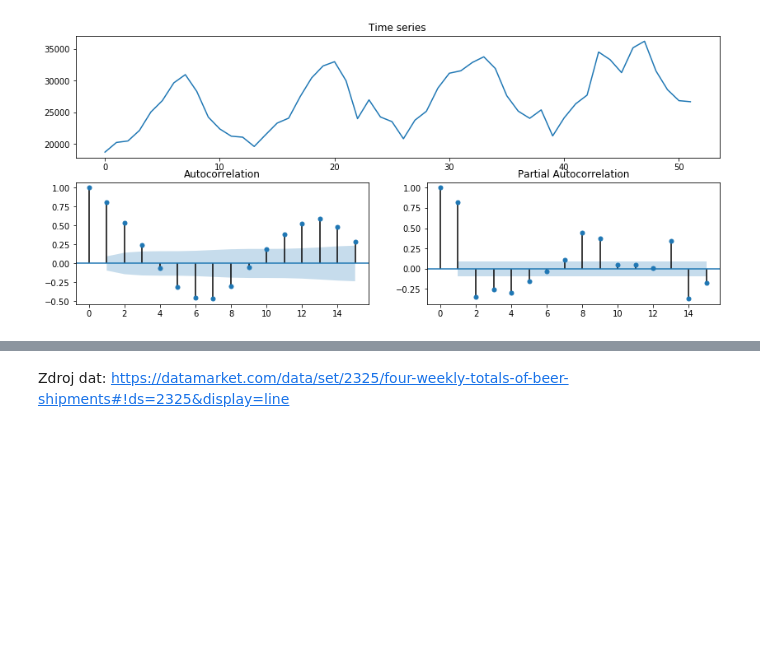
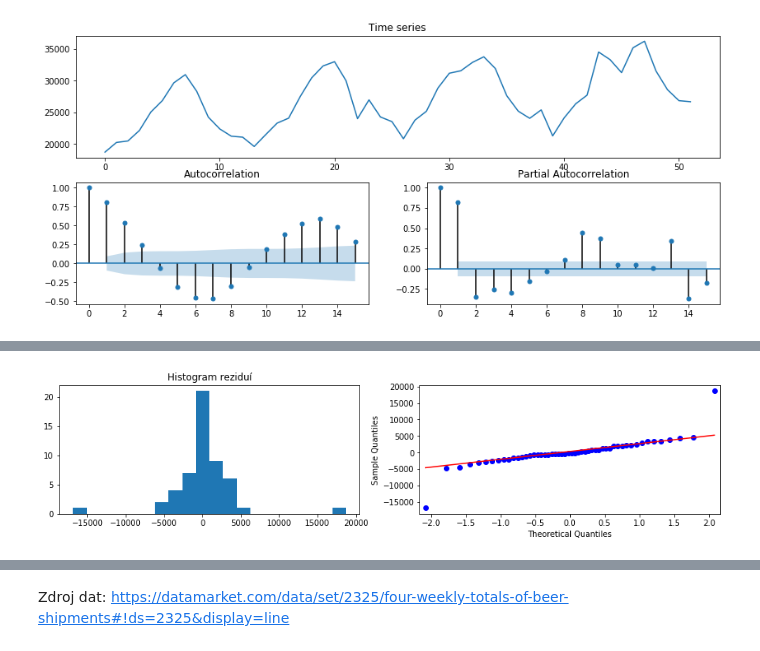
Before and after one commit to martilad/MI-SCR2018, a Jupyter notebook: exam/Beer shipments.ipynb, the cells around one changed output, grey strips where cells are left out. Cells and saved outputs as stored; diff of their text form; code cells hidden in the pictures; blank space fills up the shorter version.

```diff
--- a/exam/Beer shipments.ipynb
+++ b/exam/Beer shipments.ipynb
@@ -42,0 +93,10 @@ Při pohledu na časovou řadu je patrná sez
+# %%
+plt.figure(figsize=(15,3))
+ax = plt.subplot(1,2,1)
+plt.hist(result.resid, bins=20)
+plt.title('Histogram reziduí')
+ax = plt.subplot(1,2,2)
+qqplot(result.resid, line='q', ax=ax)
+plt.show()
+# %% [output]
+[figure, added]
```
Also changed, not shown: parts of 9 cells of this notebook, 1 other file.
